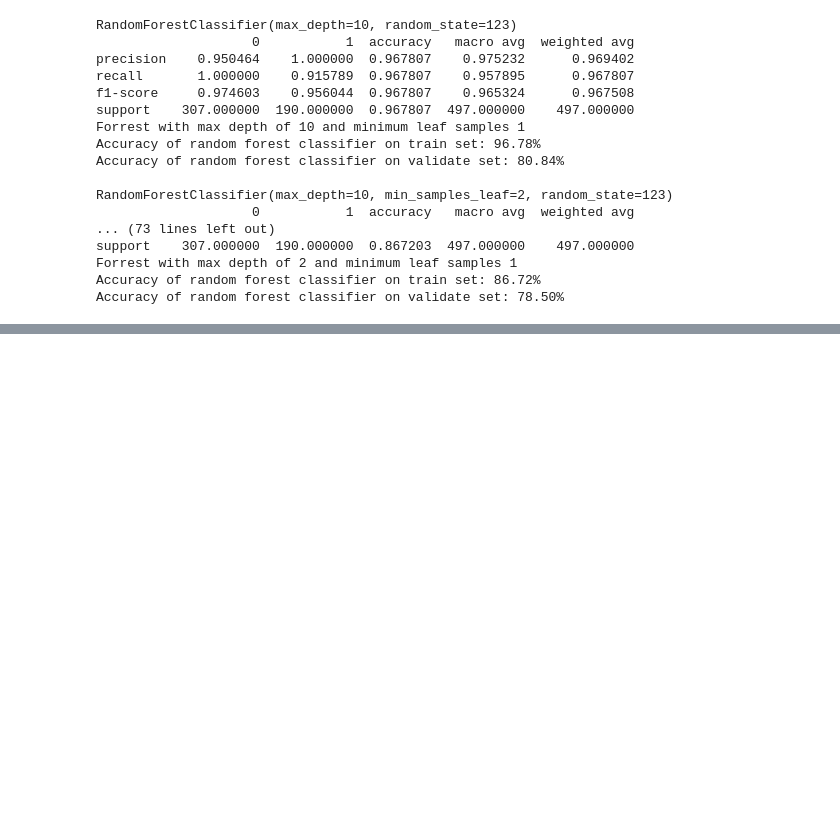
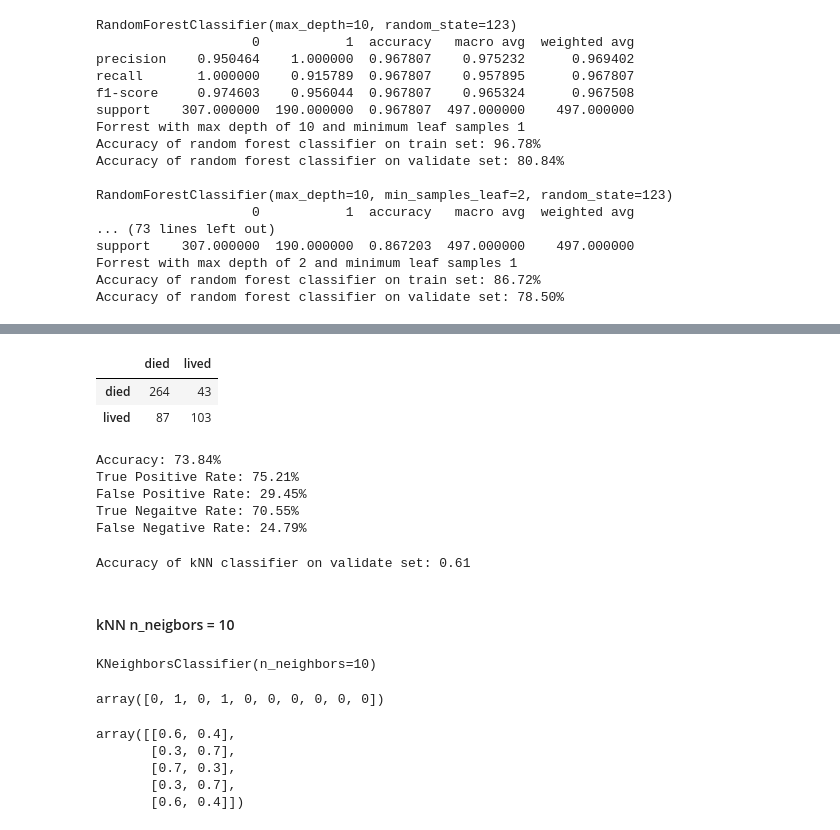
Before and after one commit to Marley-C-Robinson-99/classification-exercises, a Jupyter notebook: Model.ipynb, the cells around one changed output, grey strips where cells are left out. Cells and saved outputs as stored; diff of their text form; code cells hidden in the pictures; blank space fills up the shorter version.

```diff
--- a/Model.ipynb
+++ b/Model.ipynb
@@ -495,0 +500,4 @@ Accuracy of random forest classifier on validate set: 78.50%
+# %%
+knn = KNeighborsClassifier(n_neighbors=5, weights='uniform')
+# %%
+knn.fit(X_train, y_train)
@@ -495,0 +506,3 @@ Accuracy of random forest classifier on validate set: 78.50%
+# %%
+y_pred = knn.predict(X_train)
+y_pred[0:10]
@@ -495,0 +531,53 @@ Accuracy of random forest classifier on validate set: 78.50%
+# %%
+confusion4 = confusion_matrix(y_train, y_pred)
+con_df4 = pd.DataFrame(confusion_matrix(y_train, y_pred))
+con_df4.rename(columns = {0: 'died', 1: 'lived'}, index = {0: 'died', 1: 'lived'})
+# %% [output]
+|  | died | lived |
+| died | 264 | 43 |
+| lived | 87 | 103 |
+# %%
+TP = confusion4[0,0]
+TN = confusion4[1,1]
+FP = confusion4[0,1]
+FN = confusion4[1,0]
+
+AR = (TP+TN)/(TP+FP+FN+TN)
+TPR = TP/(TP+FN)
+FPR = FP/(FP+TN)
+TNR = TN/(TN+FP)
+FNR = FN/(FN+TP)
+
+print(f'Accuracy: {AR:.2%}\nTrue Positive Rate: {TPR:.2%}\nFalse Positive Rate: {FPR:.2%}\nTrue Negaitve Rate: {TNR:.2%}\nFalse Negative Rate: {FNR:.2%}')
+# %% [output]
+Accuracy: 73.84%
+True Positive Rate: 75.21%
+False Positive Rate: 29.45%
+True Negaitve Rate: 70.55%
+False Negative Rate: 24.79%
+# %%
+print('Accuracy of kNN classifier on validate set: {:.2f}'
+     .format(knn.score(X_validate, y_validate)))
+# %% [output]
+Accuracy of kNN classifier on validate set: 0.61
+# %% [markdown]
+#### kNN n_neigbors = 10
+# %%
+knn = KNeighborsClassifier(n_neighbors=10, weights='uniform')
+knn.fit(X_train, y_train)
+# %% [output]
+KNeighborsClassifier(n_neighbors=10)
+# %%
+y_pred = knn.predict(X_train)
+y_pred[0:10]
+# %% [output]
+array([0, 1, 0, 1, 0, 0, 0, 0, 0, 0])
+# %%
+y_pred_proba = knn.predict_proba(X_train)
+y_pred_proba[0:5]
+# %% [output]
+array([[0.6, 0.4],
+       [0.3, 0.7],
+       [0.7, 0.3],
+       [0.3, 0.7],
+       [0.6, 0.4]])
```
Also changed, not shown: parts of 46 cells of this notebook, 1 other file.
